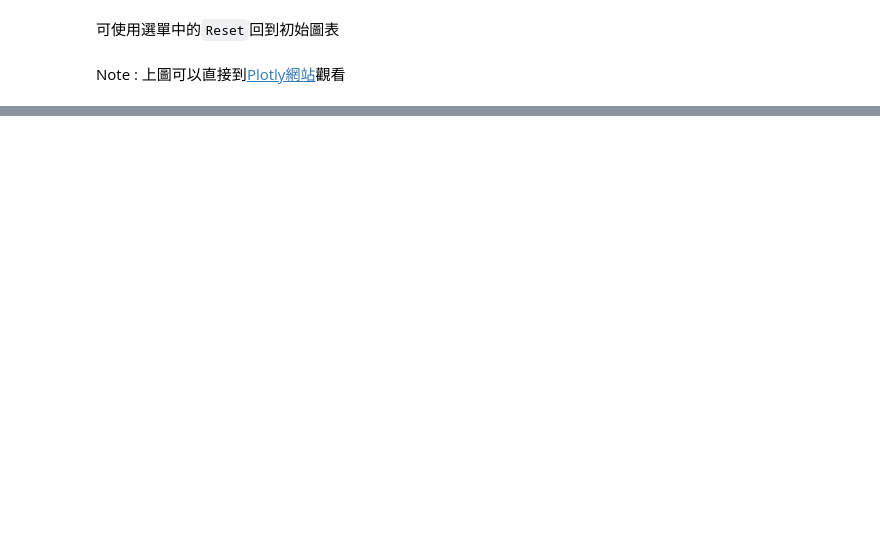
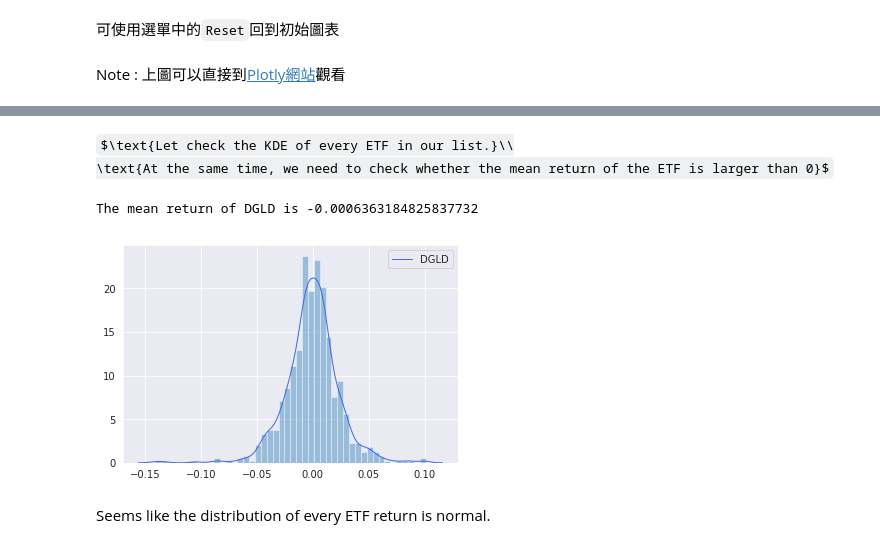
Before and after one commit to r05323045/NTU_Fintech_Text_Mining_2019, a Jupyter notebook: hw1/HW1_ETF爬蟲與資料視覺化.ipynb, the cells around one changed output, grey strips where cells are left out. Drawn from its saved outputs; the diff is of its cells as text; code cells hidden in the pictures; some formulas as TeX source; blank space fills up the shorter version.

```diff
--- a/hw1/HW1_ETF爬蟲與資料視覺化.ipynb
+++ b/hw1/HW1_ETF爬蟲與資料視覺化.ipynb
@@ -260,0 +274,3 @@ Note : 上圖可以直接到[Plotly網站]( https://plot.ly/~r05323045/6/visuali
+# %% [markdown]
+$\text{Let check the KDE of every ETF in our list.}\\
+\text{At the same time, we need to check whether the mean return of the ETF is larger than 0}$
@@ -260,0 +281,21 @@ Note : 上圖可以直接到[Plotly網站]( https://plot.ly/~r05323045/6/visuali
+# %%
+def daily_return_iter():
+    global etf_now
+    global return_iter_mean
+    for i in g7_daily:
+        return_df = pd.DataFrame.from_dict({i : g7_daily[i]})
+        lst = [(return_df[i][j] - return_df[i][j-1])/ return_df[i][j-1] for j in range(1, len(return_df[i]))]
+        return_iter = [0] + lst
+        return_iter_mean = np.mean(return_iter)
+        etf_now = i
+        yield return_iter
+return_iter = daily_return_iter()
+# %%
+with sns.axes_style(style='darkgrid'):
+    g = sns.distplot(next(return_iter) , kde_kws={"color": "royalblue", "lw": 1, "label" : etf_now})
+print('The mean return of',etf_now,'is',return_iter_mean)
+# %% [output]
+The mean return of DGLD is -0.0006363184825837732
+[figure, added]
+# %% [markdown]
+Seems like the distribution of every ETF return is normal.
```
Also changed, not shown: parts of 10 cells of this notebook.
